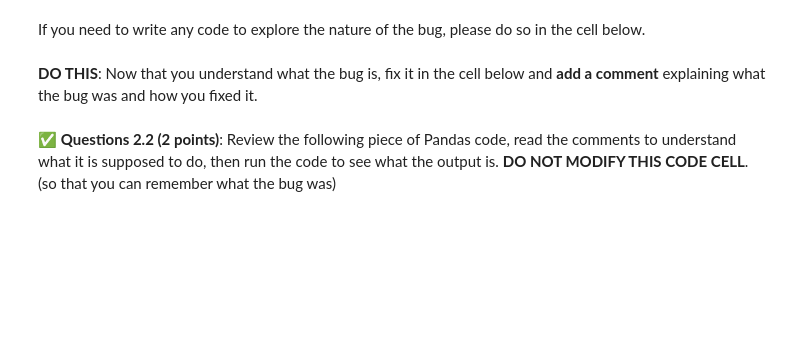
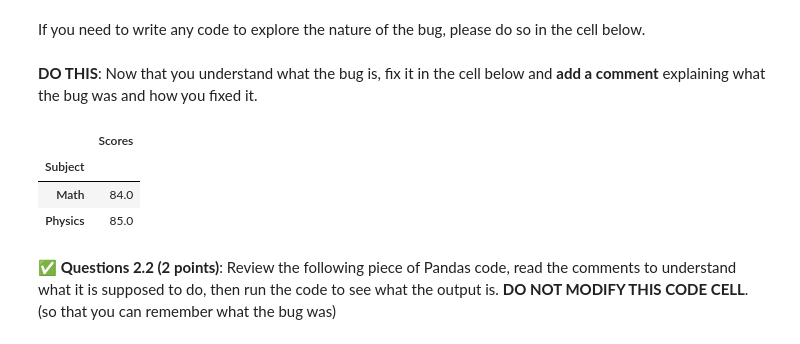
Before and after one commit to THaysMSU/CMSE202-s25-turnin, a Jupyter notebook: hw-01/HW-01_GitPracticeDebuggingPythonPackagesAndClasses-SS25-THAYS.ipynb, the cells around one changed output. Saved outputs shown, nothing was run; the diff lists cells and outputs as text; code cells hidden in the pictures; blank space fills up the shorter version.

```diff
--- a/hw-01/HW-01_GitPracticeDebuggingPythonPackagesAndClasses-SS25-THAYS.ipynb
+++ b/hw-01/HW-01_GitPracticeDebuggingPythonPackagesAndClasses-SS25-THAYS.ipynb
@@ -210,3 +211,20 @@ If you need to write any code to explore the nature of the bug, please do so in
+# %%
+# Put your non-buggy code here
+df = pd.DataFrame({'Subject': ['Physics', 'Math',
+                              'Math', 'Physics'],
+                   'Scores': [88, 76, 92, 82]})
+
+df.groupby('Subject').mean()
+
+# The error was in the mismatch between the import command of the pandas module and the implementation of the pandas module.
+# The import command, as is standard for pandas usage, imported pandas under the name pd for ease of use.
+# When the pandas module was called in line 5, the program called the non-existent pandas pointer, rather than the pd pointer that refers to the pandas module.
+# If the import command simply went "import pandas," that section of the code would have been fine.
+# %% [output]
+|  | Scores |
+| Subject |  |
+| Math | 84.0 |
+| Physics | 85.0 |
 # %% [markdown]
 &#9989; **Questions 2.2 (2 points)**: Review the following piece of Pandas code, read the comments to understand what it is supposed to do, then run the code to see what the output is. **DO NOT MODIFY THIS CODE CELL**. (so that you can remember what the bug was)
 # %%
```
Also changed, not shown: parts of 17 cells of this notebook.
